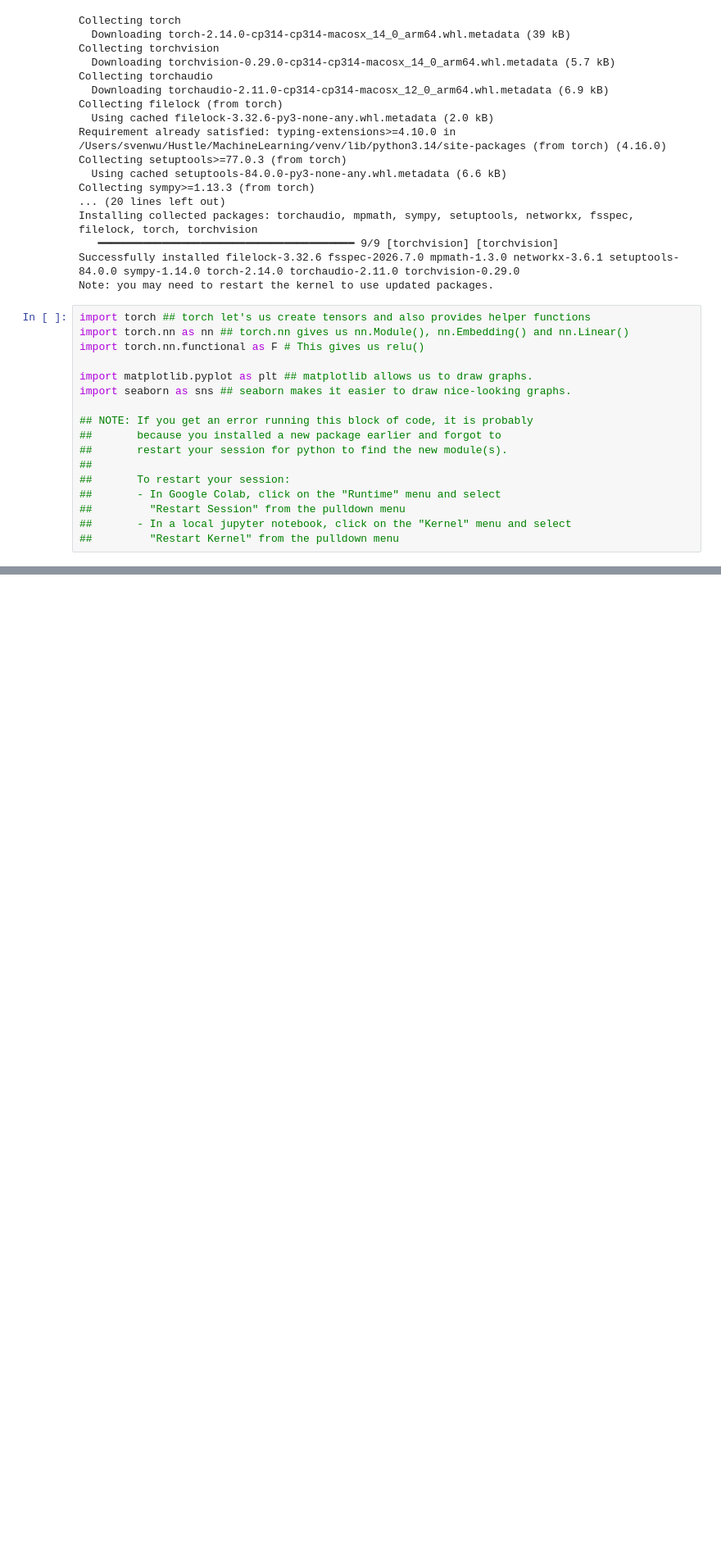
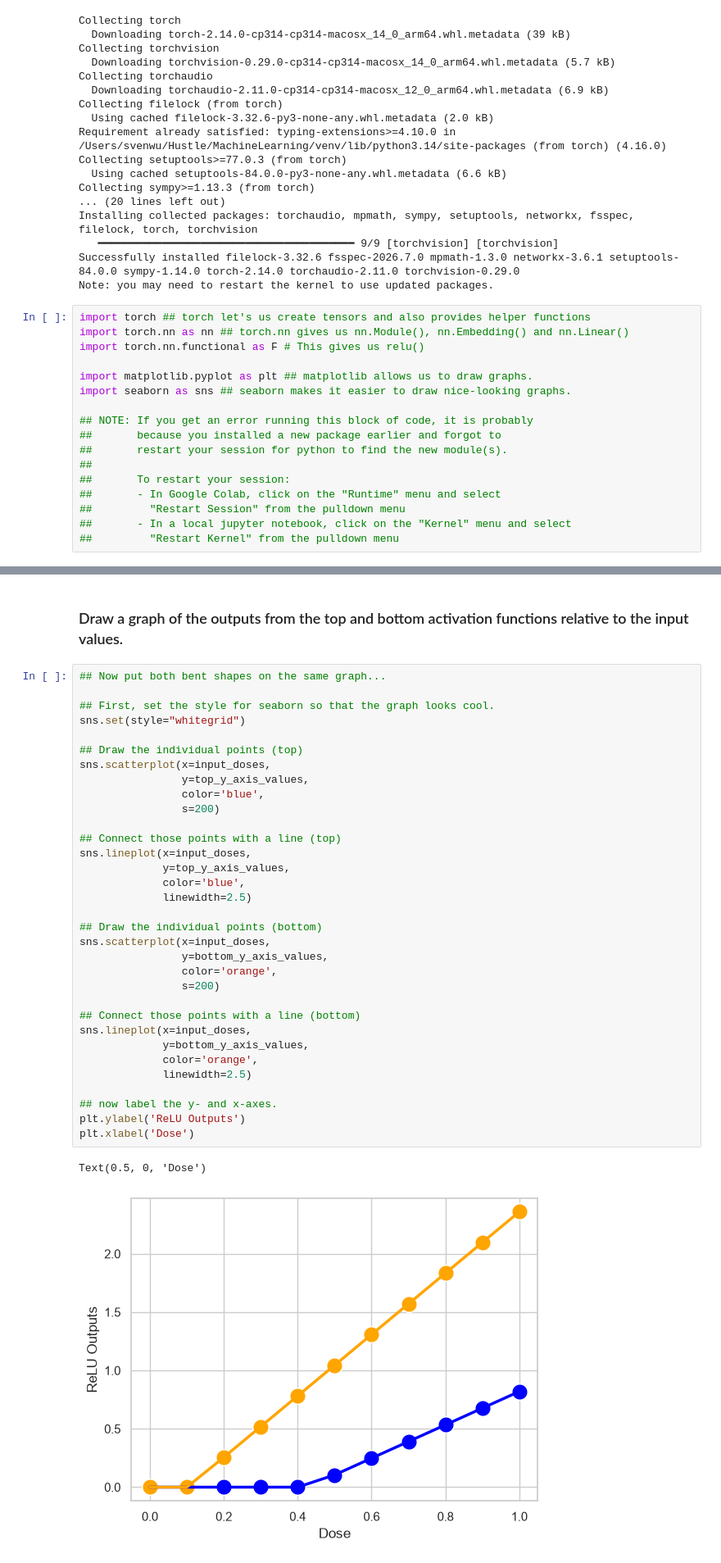
Before and after one commit to SevenWoos/MachineLearningProjects, a Jupyter notebook: neural_networks/statquest/chapter1_basic_nn_pytorch.ipynb, the cells around one changed output, grey strips where cells are left out. Shown at 82% size. Drawn from its saved outputs; the diff is of its cells as text; blank space fills up the shorter version.

```diff
--- a/neural_networks/statquest/chapter1_basic_nn_pytorch.ipynb
+++ b/neural_networks/statquest/chapter1_basic_nn_pytorch.ipynb
@@ -79,0 +253,38 @@ import seaborn as sns ## seaborn makes it easier to draw nice-looking graphs.
+# %% [markdown]
+### Draw a graph of the outputs from the top and bottom activation functions relative to the input values.
+# %%
+## Now put both bent shapes on the same graph...
+
+## First, set the style for seaborn so that the graph looks cool.
+sns.set(style="whitegrid")
+
+## Draw the individual points (top)
+sns.scatterplot(x=input_doses,
+                y=top_y_axis_values,
+                color='blue',
+                s=200)
+
+## Connect those points with a line (top)
+sns.lineplot(x=input_doses,
+             y=top_y_axis_values,
+             color='blue',
+             linewidth=2.5)
+
+## Draw the individual points (bottom)
+sns.scatterplot(x=input_doses,
+                y=bottom_y_axis_values,
+                color='orange',
+                s=200)
+
+## Connect those points with a line (bottom)
+sns.lineplot(x=input_doses,
+             y=bottom_y_axis_values,
+             color='orange',
+             linewidth=2.5)
+
+## now label the y- and x-axes.
+plt.ylabel('ReLU Outputs')
+plt.xlabel('Dose')
+# %% [output]
+Text(0.5, 0, 'Dose')
+[figure, added]
```
Also changed, not shown: parts of 24 cells of this notebook.
